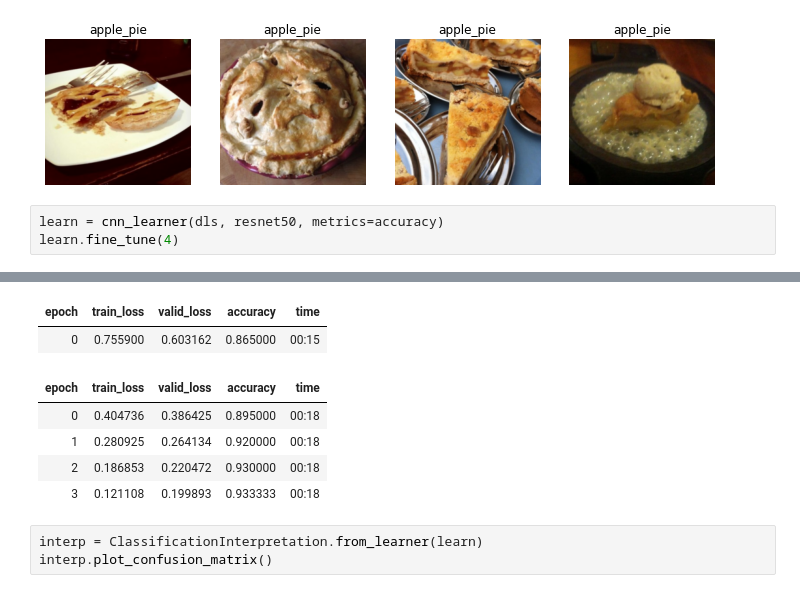
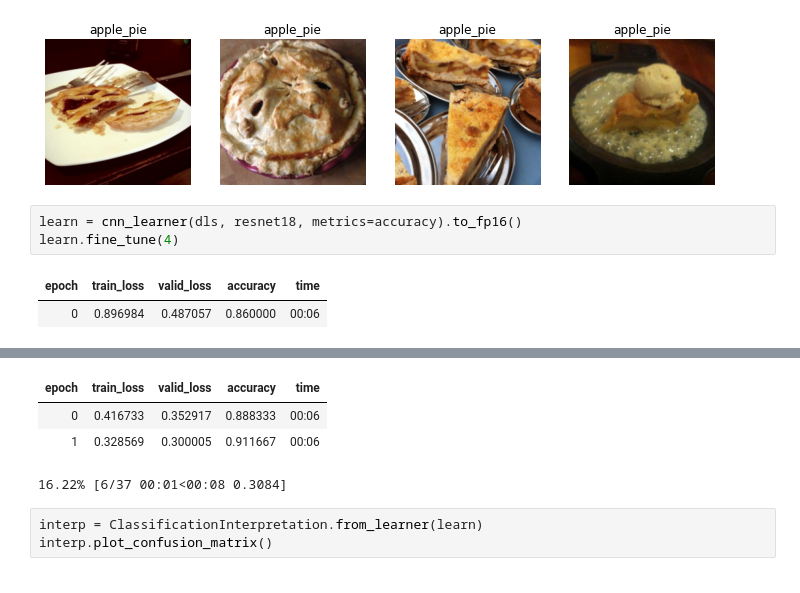
Before and after one commit to satish860/see_food, a Jupyter notebook: see_food.ipynb, the cells around one changed output, grey strips where cells are left out. Drawn from its saved outputs; the diff is of its cells as text.

```diff
--- a/see_food.ipynb
+++ b/see_food.ipynb
@@ -48,6 +30,8 @@ dls.valid.show_batch(max_n=4, nrows=1)
 # %% [output]
 [figure]
 # %%
-learn = cnn_learner(dls, resnet50, metrics=accuracy)
+learn = cnn_learner(dls, resnet18, metrics=accuracy).to_fp16()
 learn.fine_tune(4)
 # %% [output]
+| epoch | train_loss | valid_loss | accuracy | time |
+| 0 | 0.896984 | 0.487057 | 0.860000 | 00:06 |
@@ -55,10 +39,7 @@ Downloading: "https://download.pytorch.org/models/resnet50-19c8e357.pth" to /hom
-| epoch | train_loss | valid_loss | accuracy | time |
-| 0 | 0.755900 | 0.603162 | 0.865000 | 00:15 |
 | epoch | train_loss | valid_loss | accuracy | time |
-| 0 | 0.404736 | 0.386425 | 0.895000 | 00:18 |
-| 1 | 0.280925 | 0.264134 | 0.920000 | 00:18 |
-| 2 | 0.186853 | 0.220472 | 0.930000 | 00:18 |
-| 3 | 0.121108 | 0.199893 | 0.933333 | 00:18 |
+| 0 | 0.416733 | 0.352917 | 0.888333 | 00:06 |
+| 1 | 0.328569 | 0.300005 | 0.911667 | 00:06 |
+16.22% [6/37 00:01<00:08 0.3084]
 # %%
 interp = ClassificationInterpretation.from_learner(learn)
 interp.plot_confusion_matrix()
```
Also changed, not shown: parts of 7 cells of this notebook, 2 other files.
